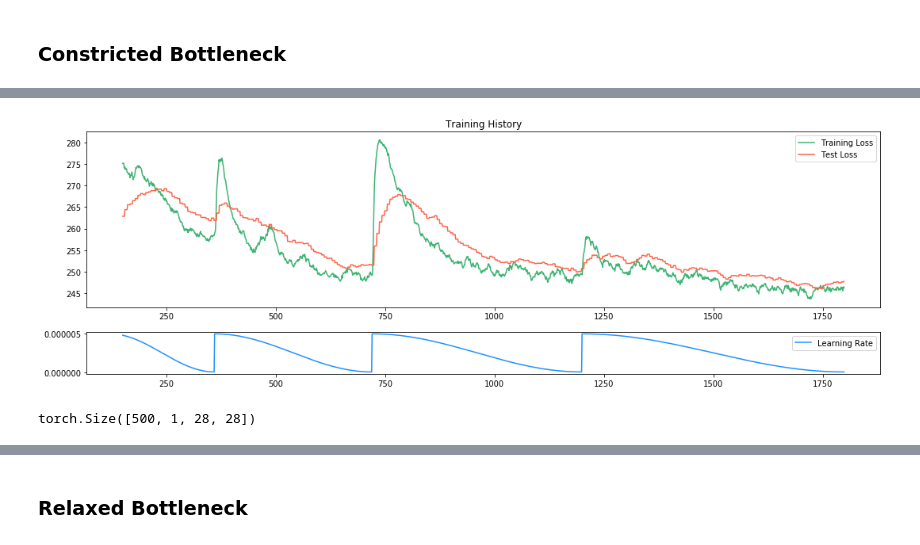
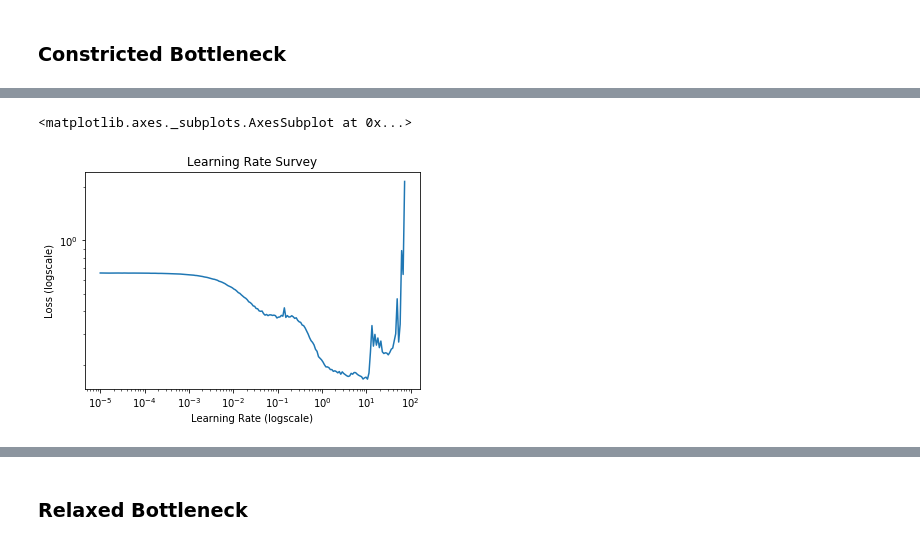
Before and after one commit to davidlmorton/autoencoders-are-cool, a Jupyter notebook: pytorch/part-2-simple-convolutional-autoencoder.ipynb, the cells around one changed output, grey strips where cells are left out. Saved outputs shown, nothing was run; the diff lists cells and outputs as text; code cells hidden in the pictures.

```diff
--- a/pytorch/part-2-simple-convolutional-autoencoder.ipynb
+++ b/pytorch/part-2-simple-convolutional-autoencoder.ipynb
@@ -389,13 +126,10 @@ trainer.test()
-# %%
-trainer.plot_history(skip_first=150);
-# %% [output]
-[figure, removed]
-# %%
-data, labels = trainer.test_data_generator.next()
-x_in = Variable(data).cuda()
-x_latent = trainer.model.encode(x_in)
-x_latent.shape
-x_out = trainer.model.decode(x_latent)
-x_out.shape
-# %% [output]
-torch.Size([500, 1, 28, 28])
+# %%
+survey_monitor = trainer.survey_learning_rate(
+    num_epochs=2,
+    min_learning_rate=1e-5,
+    max_learning_rate=1e3,
+    stop_factor=10)
+survey_monitor.dataframe_monitor.plot_learning_rate_survey()
+# %% [output]
+<matplotlib.axes._subplots.AxesSubplot at 0x...>
+[figure, added]
```
Also changed, not shown: parts of 23 cells of this notebook, 3 other files.
